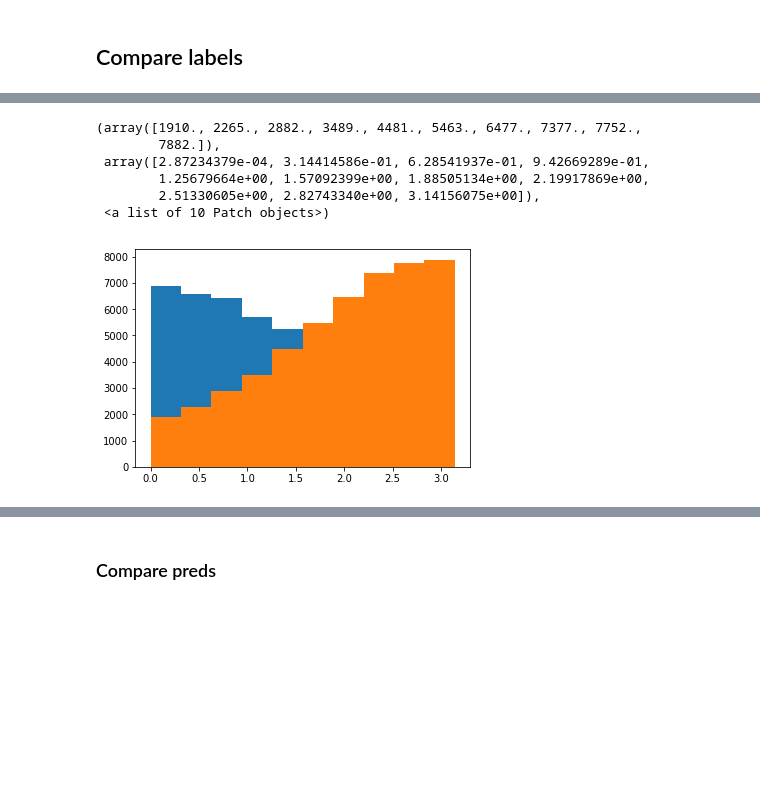
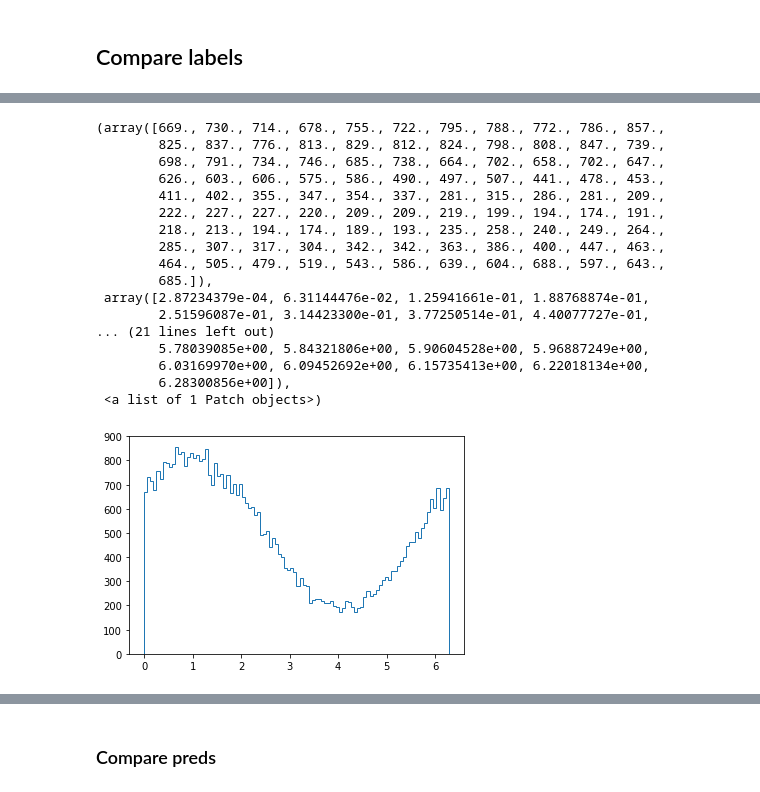
Before and after one commit to klasocha/HiggsCP, a Jupyter notebook: notebooks/MixingAngleAnalysis.ipynb, the cells around one changed output, grey strips where cells are left out. Saved outputs shown, nothing was run; the diff lists cells and outputs as text; code cells hidden in the pictures; blank space fills up the shorter version.

```diff
--- a/notebooks/MixingAngleAnalysis.ipynb
+++ b/notebooks/MixingAngleAnalysis.ipynb
@@ -19,11 +63,21 @@ vec_pred = np.load('../results/res_vec_pred.npy')
 # %%
-plt.hist(vec_labels3)
-plt.hist(vec_labels10)
+plt.hist(vec_labels3, histtype='step', bins=100)
 # %% [output]
-(array([1910., 2265., 2882., 3489., 4481., 5463., 6477., 7377., 7752.,
-        7882.]),
- array([2.87234379e-04, 3.14414586e-01, 6.28541937e-01, 9.42669289e-01,
-        1.25679664e+00, 1.57092399e+00, 1.88505134e+00, 2.19917869e+00,
-        2.51330605e+00, 2.82743340e+00, 3.14156075e+00]),
- <a list of 10 Patch objects>)
+(array([669., 730., 714., 678., 755., 722., 795., 788., 772., 786., 857.,
+        825., 837., 776., 813., 829., 812., 824., 798., 808., 847., 739.,
+        698., 791., 734., 746., 685., 738., 664., 702., 658., 702., 647.,
+        626., 603., 606., 575., 586., 490., 497., 507., 441., 478., 453.,
+        411., 402., 355., 347., 354., 337., 281., 315., 286., 281., 209.,
+        222., 227., 227., 220., 209., 209., 219., 199., 194., 174., 191.,
+        218., 213., 194., 174., 189., 193., 235., 258., 240., 249., 264.,
+        285., 307., 317., 304., 342., 342., 363., 386., 400., 447., 463.,
+        464., 505., 479., 519., 543., 586., 639., 604., 688., 597., 643.,
+        685.]),
+ array([2.87234379e-04, 6.31144476e-02, 1.25941661e-01, 1.88768874e-01,
+        2.51596087e-01, 3.14423300e-01, 3.77250514e-01, 4.40077727e-01,
+... (21 lines left out)
+        5.78039085e+00, 5.84321806e+00, 5.90604528e+00, 5.96887249e+00,
+        6.03169970e+00, 6.09452692e+00, 6.15735413e+00, 6.22018134e+00,
+        6.28300856e+00]),
+ <a list of 1 Patch objects>)
-[figure, old version]
+[figure, new version]
```
Also changed, not shown: parts of 25 cells of this notebook, 2 other files.
